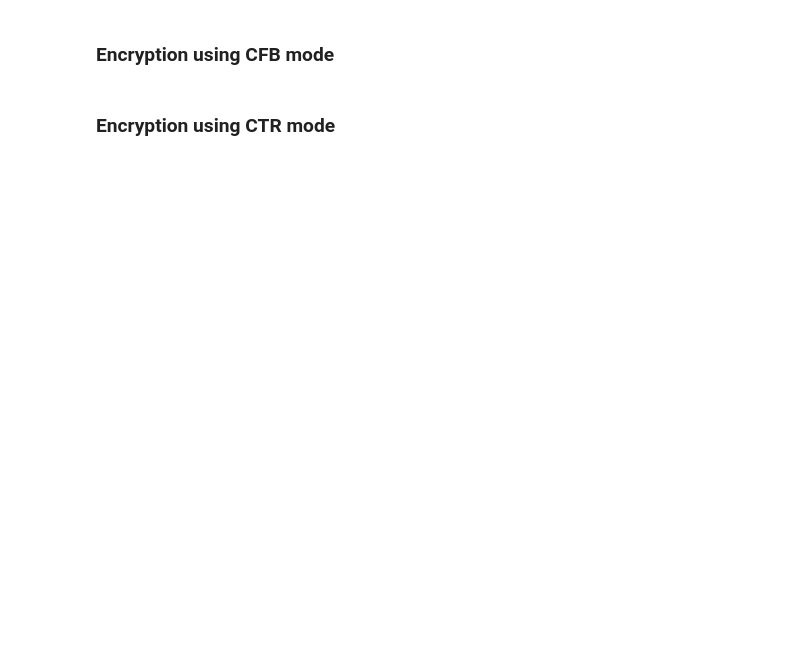
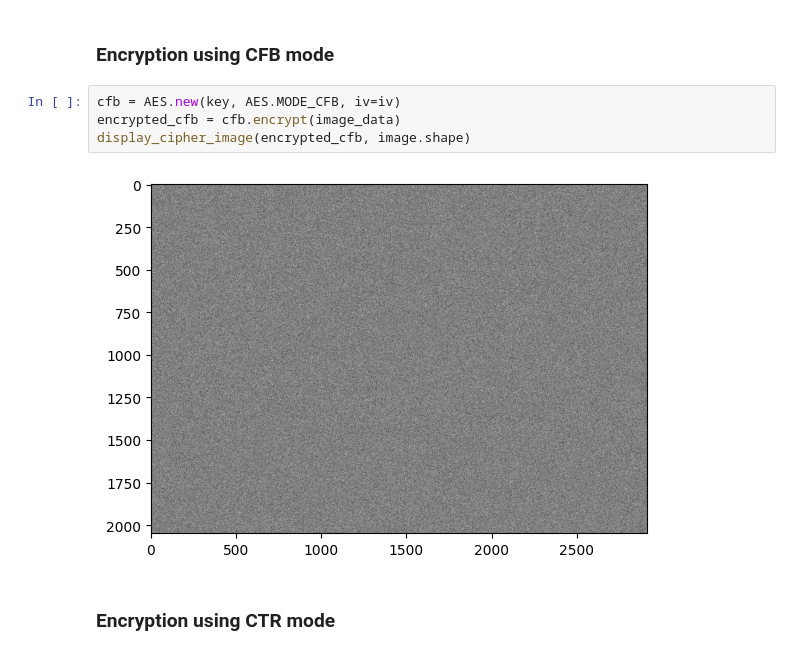
Before and after one commit to Luisbp27/unibo, a Jupyter notebook: EADS/Block Ciphers/EncryptionEagles.ipynb, the cells around one changed output. Drawn from its saved outputs; the diff is of its cells as text; blank space fills up the shorter version.

```diff
--- a/EADS/Block Ciphers/EncryptionEagles.ipynb
+++ b/EADS/Block Ciphers/EncryptionEagles.ipynb
@@ -70,4 +76,10 @@ TypeError: Object type <class 'numpy.ndarray'> cannot be passed to C code
 # %% [markdown]
 ### Encryption using CFB mode
+# %%
+cfb = AES.new(key, AES.MODE_CFB, iv=iv)
+encrypted_cfb = cfb.encrypt(image_data)
+display_cipher_image(encrypted_cfb, image.shape)
+# %% [output]
+[figure, added]
 # %% [markdown]
 ### Encryption using CTR mode
```
Also changed, not shown: parts of 20 cells of this notebook, 1 other file.
